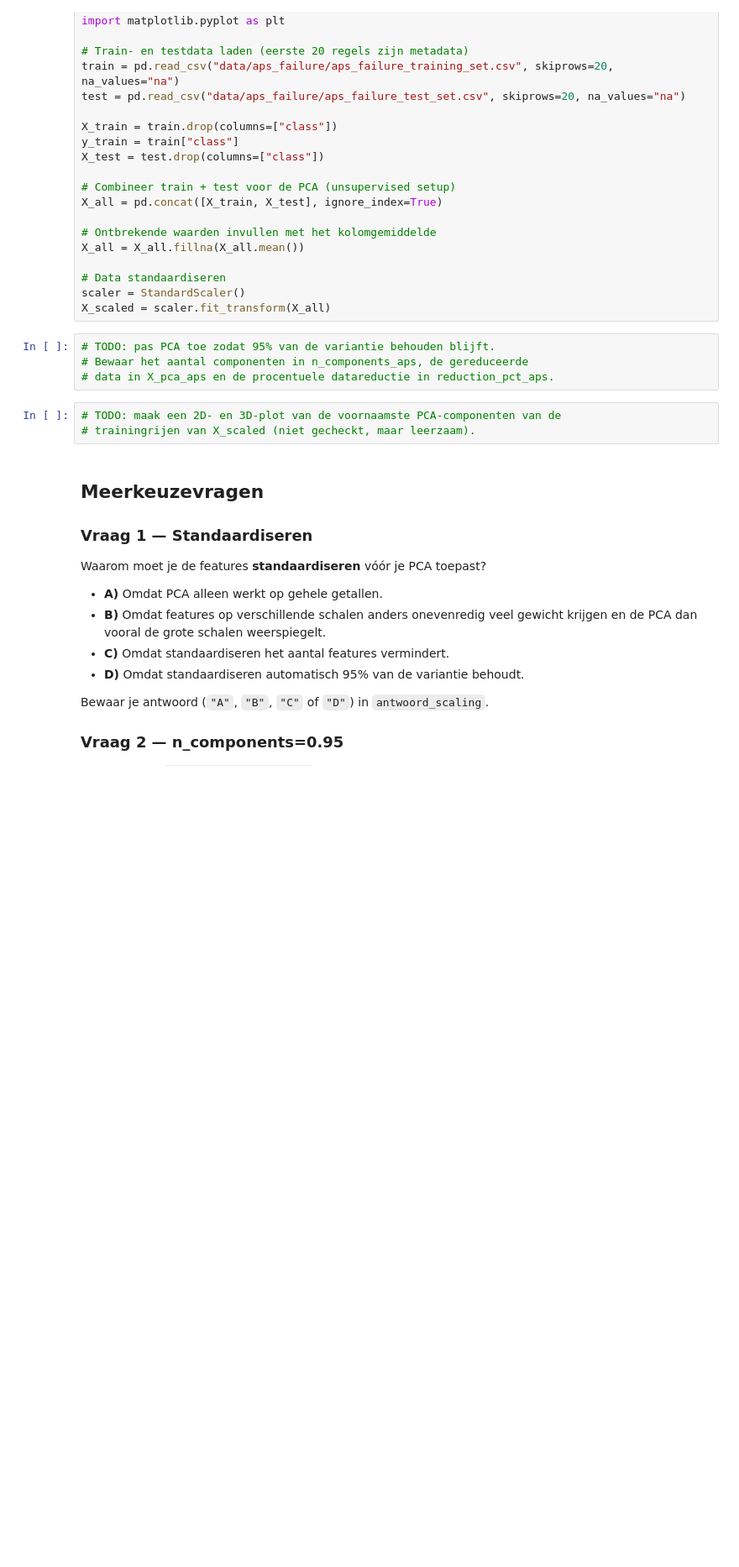
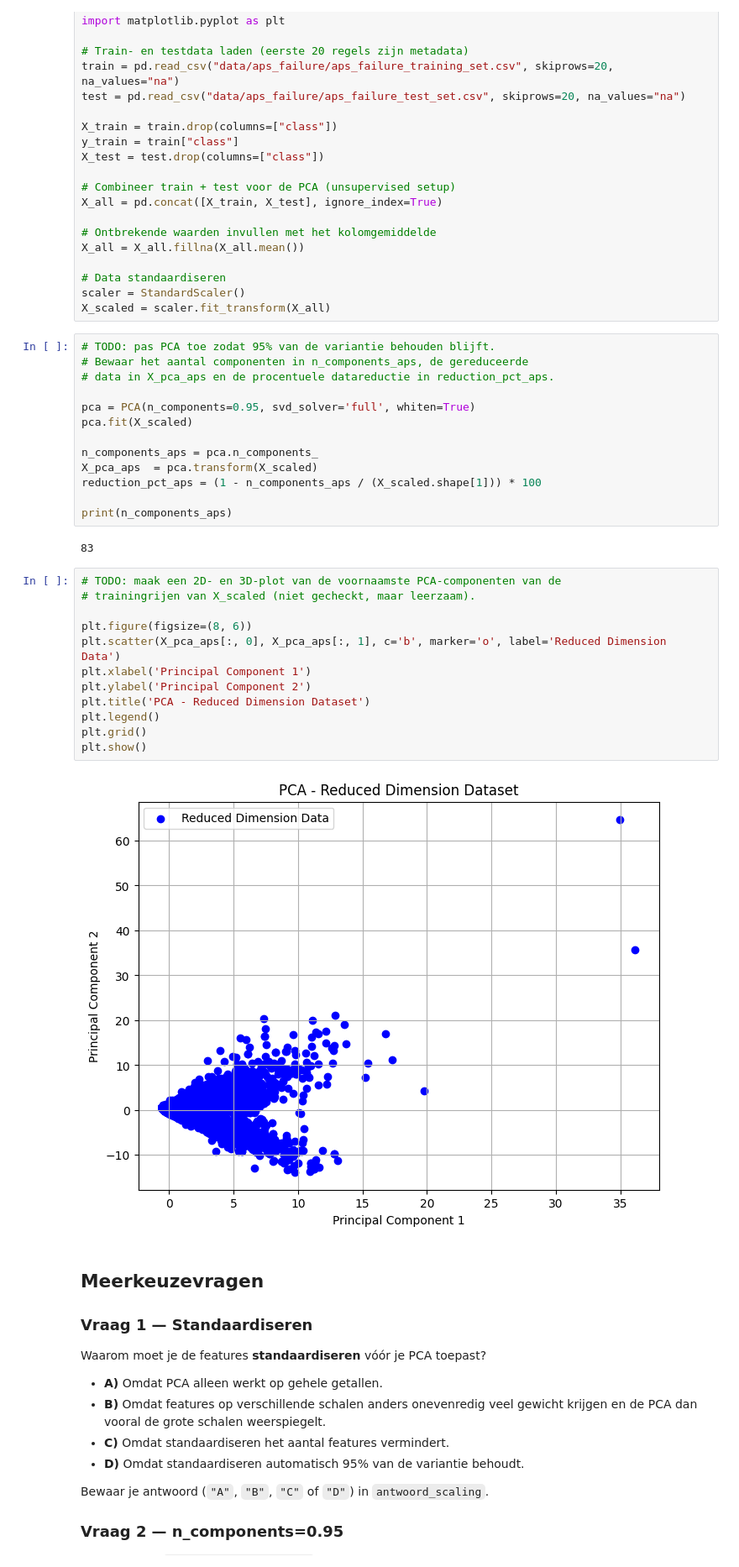
Before and after one commit to s169856/ML-Algo-student, a Jupyter notebook: exercises_with_checks/week07/dim_reductie_checkpoint_opgave.ipynb, the cells around one changed output. Shown at 84% size. Drawn from its saved outputs; the diff is of its cells as text; blank space fills up the shorter version.

```diff
--- a/exercises_with_checks/week07/dim_reductie_checkpoint_opgave.ipynb
+++ b/exercises_with_checks/week07/dim_reductie_checkpoint_opgave.ipynb
@@ -132,9 +170,31 @@ X_scaled = scaler.fit_transform(X_all)
 # TODO: pas PCA toe zodat 95% van de variantie behouden blijft.
 # Bewaar het aantal componenten in n_components_aps, de gereduceerde
 # data in X_pca_aps en de procentuele datareductie in reduction_pct_aps.
+
+pca = PCA(n_components=0.95, svd_solver='full', whiten=True)
+pca.fit(X_scaled)
+
+n_components_aps = pca.n_components_
+X_pca_aps  = pca.transform(X_scaled)
+reduction_pct_aps = (1 - n_components_aps / (X_scaled.shape[1])) * 100
+
+print(n_components_aps)
+# %% [output]
+83
 # %%
 # TODO: maak een 2D- en 3D-plot van de voornaamste PCA-componenten van de
 # trainingrijen van X_scaled (niet gecheckt, maar leerzaam).
+
+plt.figure(figsize=(8, 6))
+plt.scatter(X_pca_aps[:, 0], X_pca_aps[:, 1], c='b', marker='o', label='Reduced Dimension Data')
+plt.xlabel('Principal Component 1')
+plt.ylabel('Principal Component 2')
+plt.title('PCA - Reduced Dimension Dataset')
+plt.legend()
+plt.grid()
+plt.show()
+# %% [output]
+[figure, added]
 # %% [markdown]
 ## Meerkeuzevragen
 
```
Also changed, not shown: parts of 5 cells of this notebook.
